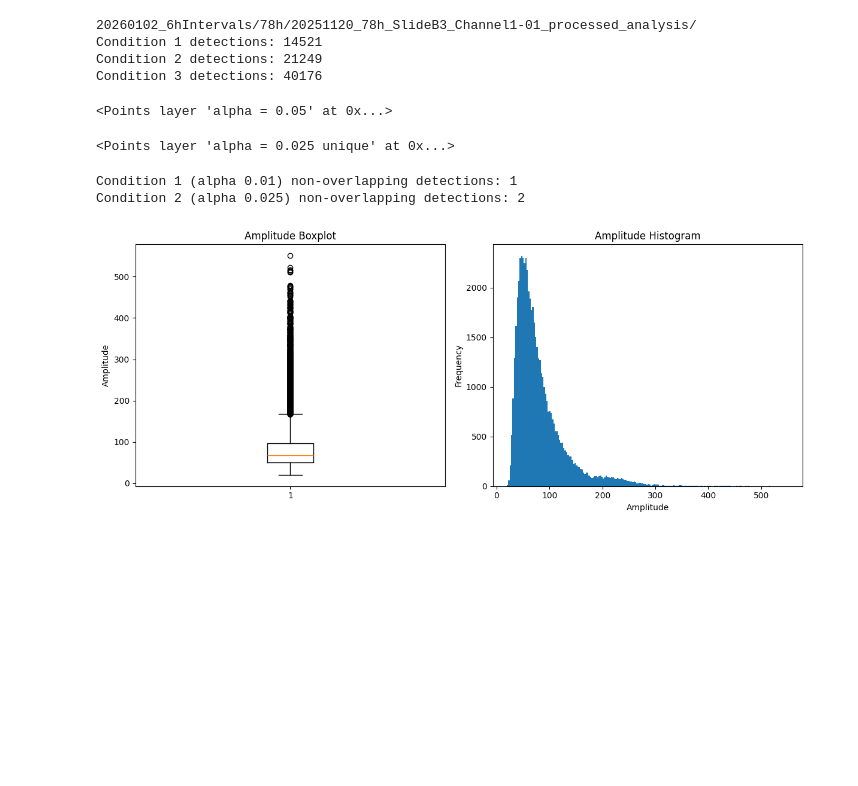
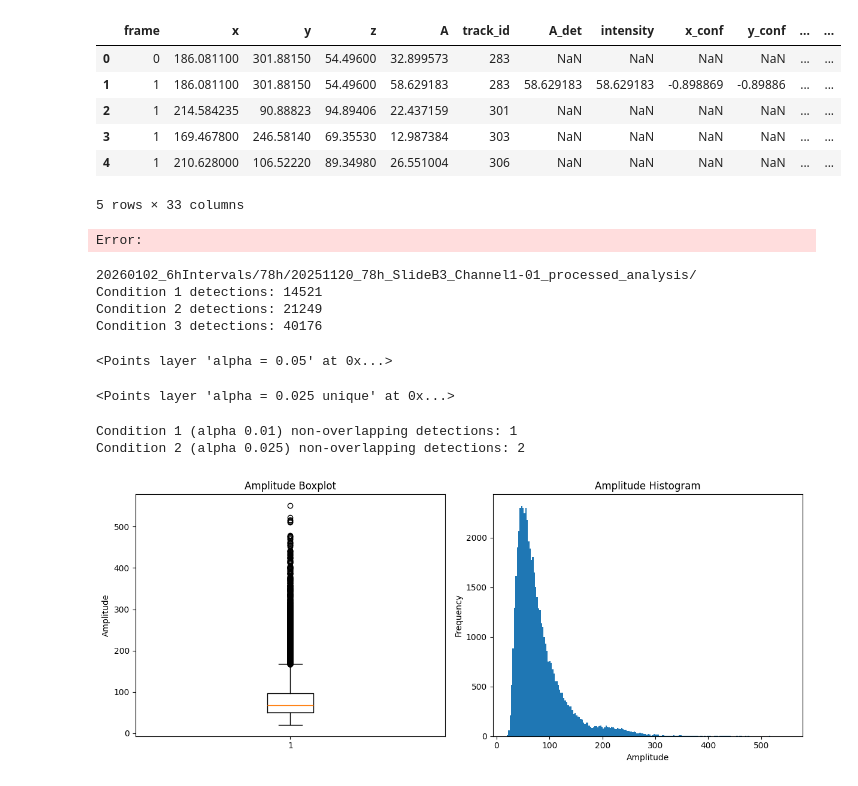
Before and after one commit to MatsulabUW/LLSM-CME-ANALYSIS, a Jupyter notebook: Final/Jupyter_Notebooks/matlab_interface/01.matlab_import.ipynb, the cells around one changed output. Saved outputs shown, nothing was run; the diff lists cells and outputs as text; code cells hidden in the pictures; blank space fills up the shorter version.

```diff
--- a/Final/Jupyter_Notebooks/matlab_interface/01.matlab_import.ipynb
+++ b/Final/Jupyter_Notebooks/matlab_interface/01.matlab_import.ipynb
@@ -323,0 +344,35 @@ viewer.add_points(spots_coords,
+# %%
+# Report number of frames and a random color per track
+
+import random
+
+# Calculate the number of unique frames for each track and create a mapping from track_id to number_of_frames
+frame_counts = track_df.groupby('track_id')['frame'].nunique().to_dict()
+
+# Map the frame counts to the original dataframe, creating a new column
+track_df['number_of_frames'] = track_df['track_id'].map(frame_counts)
+
+# Assuming 'track_df' is your DataFrame
+track_ids = track_df['track_id'].unique().tolist()
+
+# Generate a list of random colors
+colors = [random.randint(0, 255) for _ in range(len(track_ids))]
+
+# Create a dictionary that maps each track id to a random color
+color_dict = dict(zip(track_ids, colors))
+
+# Now you can use this dictionary to assign colors to the tracks
+track_df['color'] = track_df['track_id'].map(color_dict)
+
+# Sort track_df by frame and track_id
+track_df = track_df.sort_values(by=['frame', 'track_id']).reset_index(drop=True)
+
+track_df.head()
+# %% [output]
+|  | frame | x | y | z | A | track_id | A_det | intensity | x_conf | y_conf | ... | ... |
+| 0 | 0 | 186.081100 | 301.88150 | 54.49600 | 32.899573 | 283 | NaN | NaN | NaN | NaN | ... | ... |
+| 1 | 1 | 186.081100 | 301.88150 | 54.49600 | 58.629183 | 283 | 58.629183 | 58.629183 | -0.898869 | -0.89886 | ... | ... |
+| 2 | 1 | 214.584235 | 90.88823 | 94.89406 | 22.437159 | 301 | NaN | NaN | NaN | NaN | ... | ... |
+| 3 | 1 | 169.467800 | 246.58140 | 69.35530 | 12.987384 | 303 | NaN | NaN | NaN | NaN | ... | ... |
+| 4 | 1 | 210.628000 | 106.52220 | 89.34980 | 26.551004 | 306 | NaN | NaN | NaN | NaN | ... | ... |
+5 rows × 33 columns
@@ -324,3 +394,19 @@ viewer.add_points(spots_coords,
+# %%
+# Create a napari viewer
+viewer = napari.Viewer()
+
+#access channel 3 only from zarr array
+dask_array = da.from_zarr(z2)
+
+#the axis arrangement is (t,c,z,y,x)
+#for the sake of improved performance only 1 channel could be imported here (if images get super large and performance issues occur)
+all_channels = dask_array[:,2,:,:,:]
+
+
+# Add the 4D stack to the viewer
+layer_raw = viewer.add_image(all_channels)
+# %% [output]
+Error:
 # %%
 ### ALPHA TESTING VISUALIZATION ###
 
```
Also changed, not shown: parts of 15 cells of this notebook.
